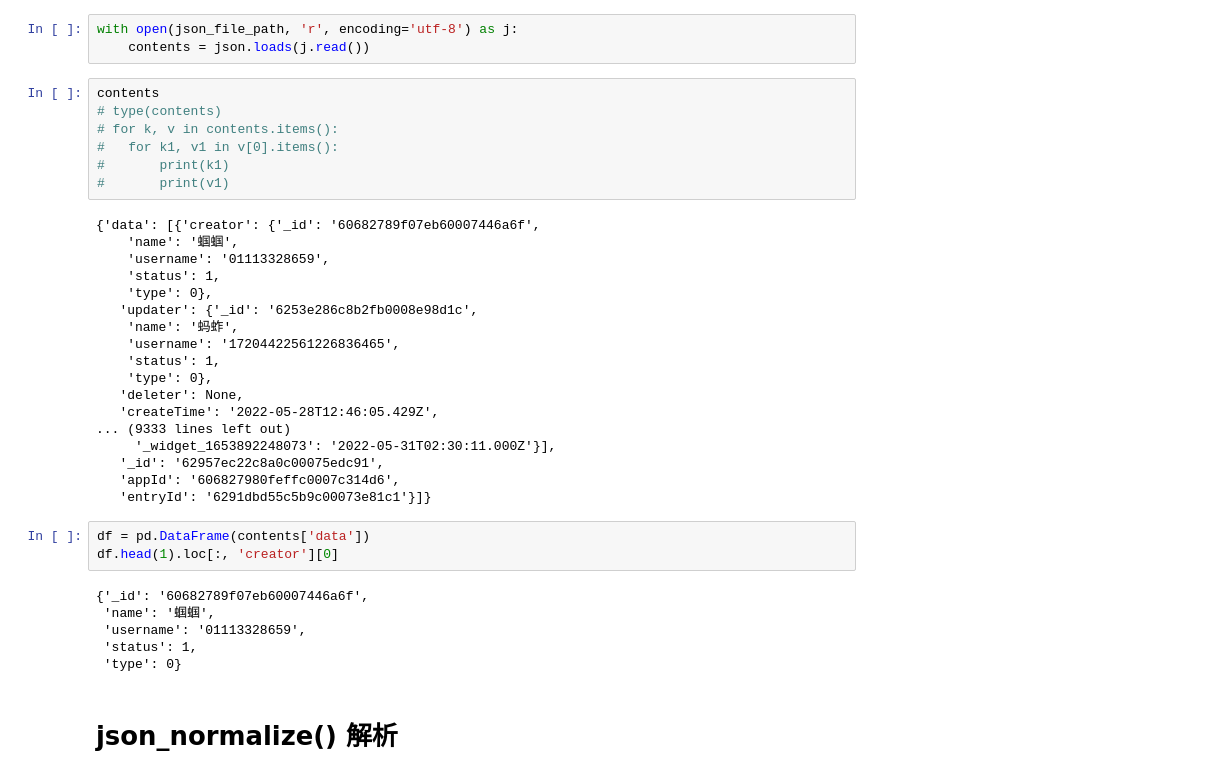
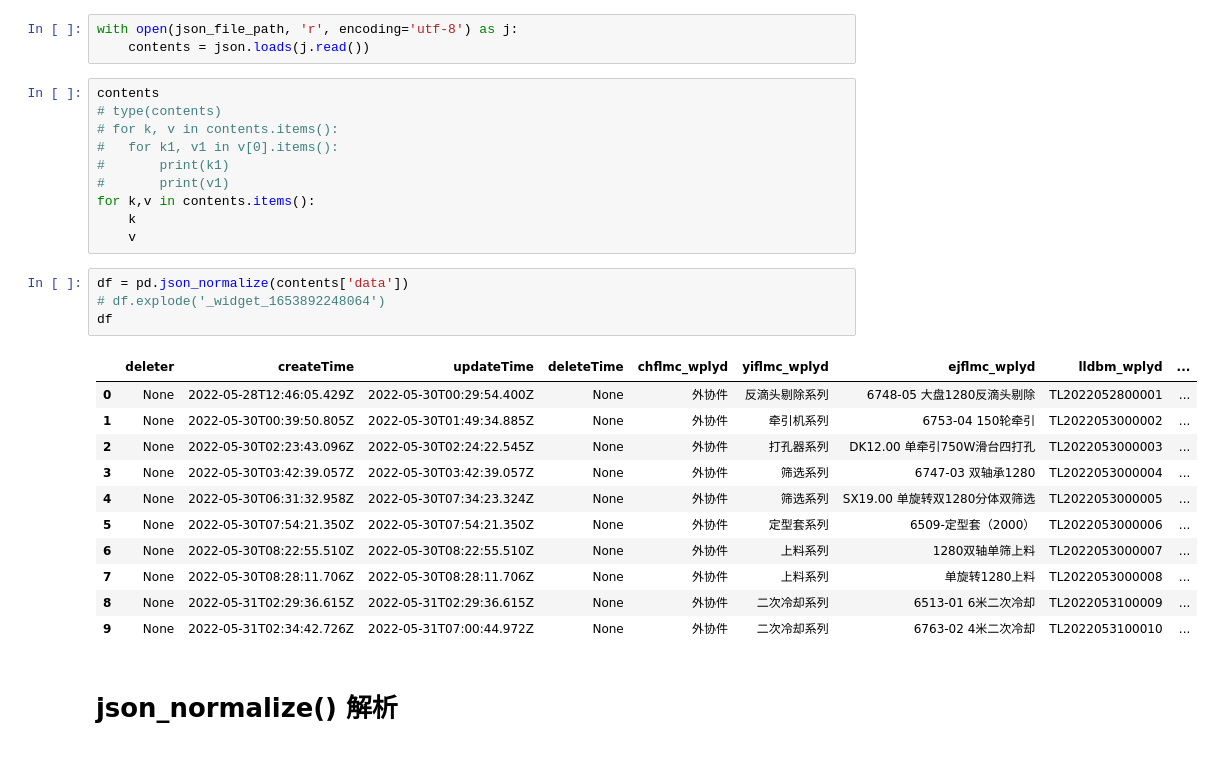
Before and after one commit to erikgqp8645/-Pandas-, a Jupyter notebook: 其他杂项文件/读取结构化数据.ipynb, the cells around one changed output. Drawn from its saved outputs; the diff is of its cells as text.

```diff
--- a/其他杂项文件/读取结构化数据.ipynb
+++ b/其他杂项文件/读取结构化数据.ipynb
@@ -20,33 +20,25 @@ contents
 # 	for k1, v1 in v[0].items():
 # 		print(k1)
 # 		print(v1)
+for k,v in contents.items():
+    k
+    v
-# %% [output]
-{'data': [{'creator': {'_id': '60682789f07eb60007446a6f',
-    'name': '蝈蝈',
-    'username': '01113328659',
-    'status': 1,
-    'type': 0},
-   'updater': {'_id': '6253e286c8b2fb0008e98d1c',
-    'name': '蚂蚱',
-    'username': '17204422561226836465',
-    'status': 1,
-    'type': 0},
-   'deleter': None,
-   'createTime': '2022-05-28T12:46:05.429Z',
-... (9333 lines left out)
-     '_widget_1653892248073': '2022-05-31T02:30:11.000Z'}],
-   '_id': '62957ec22c8a0c00075edc91',
-   'appId': '606827980feffc0007c314d6',
-   'entryId': '6291dbd55c5b9c00073e81c1'}]}
 # %%
-df = pd.DataFrame(contents['data'])
-df.head(1).loc[:, 'creator'][0]
+df = pd.json_normalize(contents['data'])
+# df.explode('_widget_1653892248064')
+df
 # %% [output]
-{'_id': '60682789f07eb60007446a6f',
- 'name': '蝈蝈',
- 'username': '01113328659',
- 'status': 1,
- 'type': 0}
+|  | deleter | createTime | updateTime | deleteTime | chflmc_wplyd | yiflmc_wplyd | ejflmc_wplyd | lldbm_wplyd | ... |
+| 0 | None | 2022-05-28T12:46:05.429Z | 2022-05-30T00:29:54.400Z | None | 外协件 | 反滴头剔除系列 | 6748-05 大盘1280反滴头剔除 | TL2022052800001 | ... |
+| 1 | None | 2022-05-30T00:39:50.805Z | 2022-05-30T01:49:34.885Z | None | 外协件 | 牵引机系列 | 6753-04 150轮牵引 | TL2022053000002 | ... |
+| 2 | None | 2022-05-30T02:23:43.096Z | 2022-05-30T02:24:22.545Z | None | 外协件 | 打孔器系列 | DK12.00 单牵引750W滑台四打孔 | TL2022053000003 | ... |
+| 3 | None | 2022-05-30T03:42:39.057Z | 2022-05-30T03:42:39.057Z | None | 外协件 | 筛选系列 | 6747-03 双轴承1280 | TL2022053000004 | ... |
+| 4 | None | 2022-05-30T06:31:32.958Z | 2022-05-30T07:34:23.324Z | None | 外协件 | 筛选系列 | SX19.00 单旋转双1280分体双筛选 | TL2022053000005 | ... |
+| 5 | None | 2022-05-30T07:54:21.350Z | 2022-05-30T07:54:21.350Z | None | 外协件 | 定型套系列 | 6509-定型套（2000） | TL2022053000006 | ... |
+| 6 | None | 2022-05-30T08:22:55.510Z | 2022-05-30T08:22:55.510Z | None | 外协件 | 上料系列 | 1280双轴单筛上料 | TL2022053000007 | ... |
+| 7 | None | 2022-05-30T08:28:11.706Z | 2022-05-30T08:28:11.706Z | None | 外协件 | 上料系列 | 单旋转1280上料 | TL2022053000008 | ... |
+| 8 | None | 2022-05-31T02:29:36.615Z | 2022-05-31T02:29:36.615Z | None | 外协件 | 二次冷却系列 | 6513-01 6米二次冷却 | TL2022053100009 | ... |
+| 9 | None | 2022-05-31T02:34:42.726Z | 2022-05-31T07:00:44.972Z | None | 外协件 | 二次冷却系列 | 6763-02 4米二次冷却 | TL2022053100010 | ... |
 # %% [markdown]
 # json_normalize() 解析
 # %% [markdown]
```
Also changed, not shown: parts of 8 cells of this notebook.
